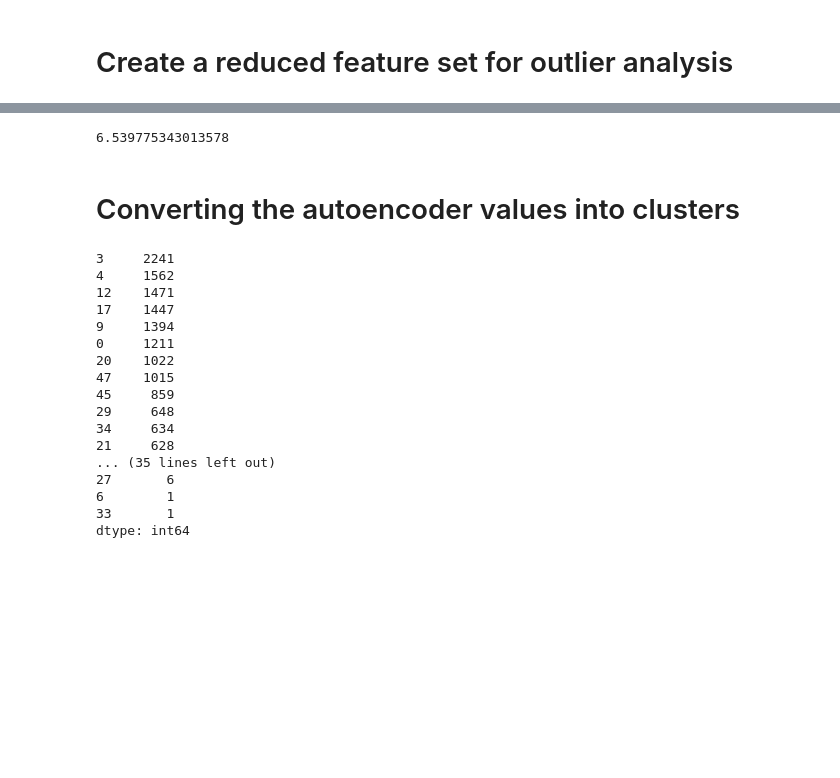
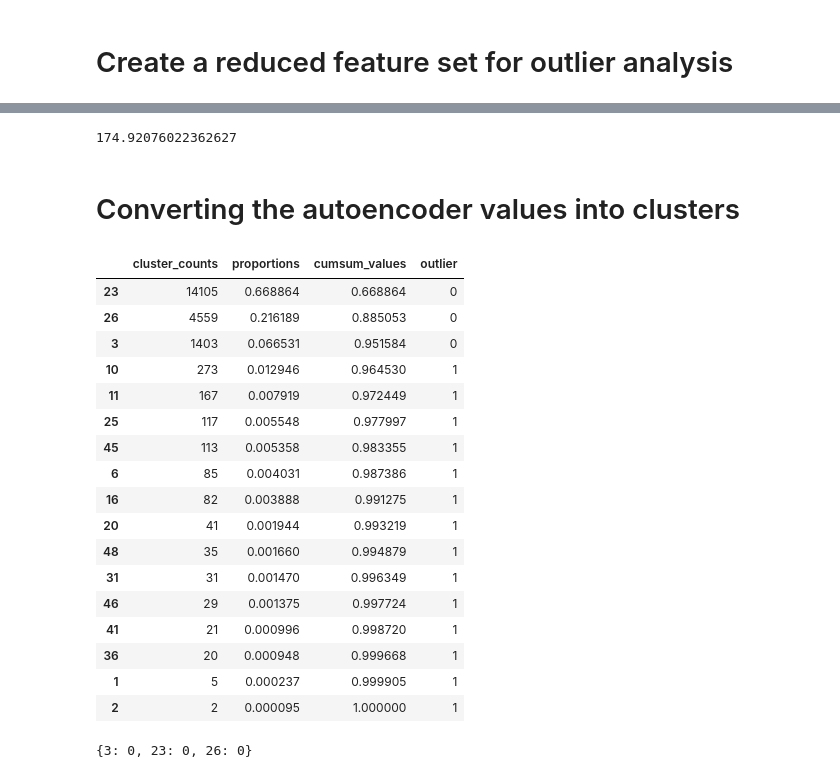
Before and after one commit to andrewharris3/bank_marketing_sample, a Jupyter notebook: Bank_Marketing.ipynb, the cells around one changed output, grey strips where cells are left out. Drawn from its saved outputs; the diff is of its cells as text; code cells hidden in the pictures; blank space fills up the shorter version.

```diff
--- a/Bank_Marketing.ipynb
+++ b/Bank_Marketing.ipynb
@@ -544,7 +567,7 @@ def create_autoencoder(dataset: np.ndarray, bottleneck_layer_size: int) -> tf.ke
     return autoencoder, encoder
 # %%
 reformated = composed.fit_transform(train)
-autoencoder, encoder = create_autoencoder(reformated, 4)
+autoencoder, encoder = create_autoencoder(reformated, 5)
 autoencoder.summary()
 # %% [output]
 Model: "model_1"
@@ -595,7 +618,7 @@ Epoch 95/2000
 # Testing on the test set for reasonableness
 metrics.mean_squared_error(test_keras, autoencoder.predict(test_keras))
 # %% [output]
-6.539775343013578
+174.92076022362627
 # %%
 output = autoencoder.predict(train_keras)
 # %% [markdown]
@@ -604,22 +627,31 @@ output = autoencoder.predict(train_keras)
 BGMM = mixture.BayesianGaussianMixture(n_components = 50, random_state = seed)
 outliers = BGMM.fit_predict(output)
 # %%
-pd.Series(outliers).value_counts()
+cluster_counts = pd.Series(outliers).value_counts()
-# %% [output]
-3     2241
-4     1562
-12    1471
-17    1447
-9     1394
-0     1211
-20    1022
-47    1015
-45     859
-29     648
-34     634
-21     628
-... (35 lines left out)
-27       6
-6        1
-33       1
-dtype: int64
+# %%
+cluster_counts_df = (
+    pd.DataFrame({'cluster_counts': cluster_counts})
+    .assign(proportions = lambda x: x.cluster_counts.transform(lambda y: y / y.sum()))
+    .assign(cumsum_values = lambda x: x.proportions.cumsum())
+    .assign(outlier = lambda x: np.where(x.cumsum_values <= 0.96, 0, 1))
+)
+cluster_counts_df
+# %% [output]
+|  | cluster_counts | proportions | cumsum_values | outlier |
+| 23 | 14105 | 0.668864 | 0.668864 | 0 |
+| 26 | 4559 | 0.216189 | 0.885053 | 0 |
+| 3 | 1403 | 0.066531 | 0.951584 | 0 |
+| 10 | 273 | 0.012946 | 0.964530 | 1 |
+| 11 | 167 | 0.007919 | 0.972449 | 1 |
+| 25 | 117 | 0.005548 | 0.977997 | 1 |
+| 45 | 113 | 0.005358 | 0.983355 | 1 |
+| 6 | 85 | 0.004031 | 0.987386 | 1 |
+| 16 | 82 | 0.003888 | 0.991275 | 1 |
+| 20 | 41 | 0.001944 | 0.993219 | 1 |
+| 48 | 35 | 0.001660 | 0.994879 | 1 |
+| 31 | 31 | 0.001470 | 0.996349 | 1 |
+| 46 | 29 | 0.001375 | 0.997724 | 1 |
+| 41 | 21 | 0.000996 | 0.998720 | 1 |
+| 36 | 20 | 0.000948 | 0.999668 | 1 |
+| 1 | 5 | 0.000237 | 0.999905 | 1 |
+| 2 | 2 | 0.000095 | 1.000000 | 1 |
@@ -625,0 +660,4 @@ dtype: int64
+# %%
+in_scope_clusters
+# %% [output]
+{3: 0, 23: 0, 26: 0}
```
Also changed, not shown: parts of 12 cells of this notebook.
